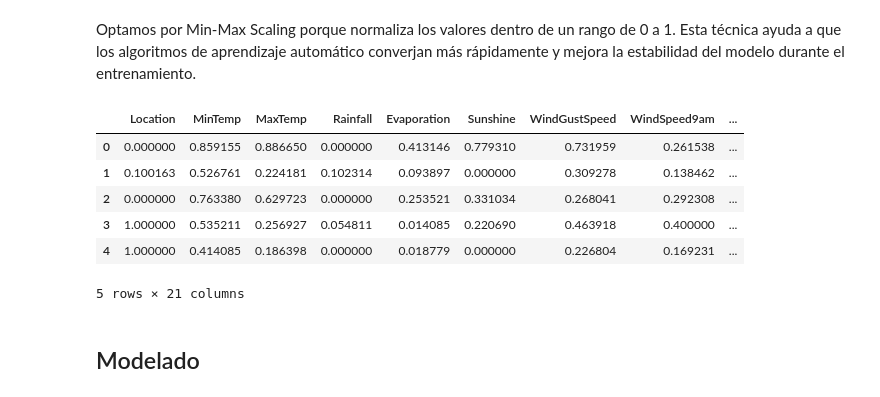
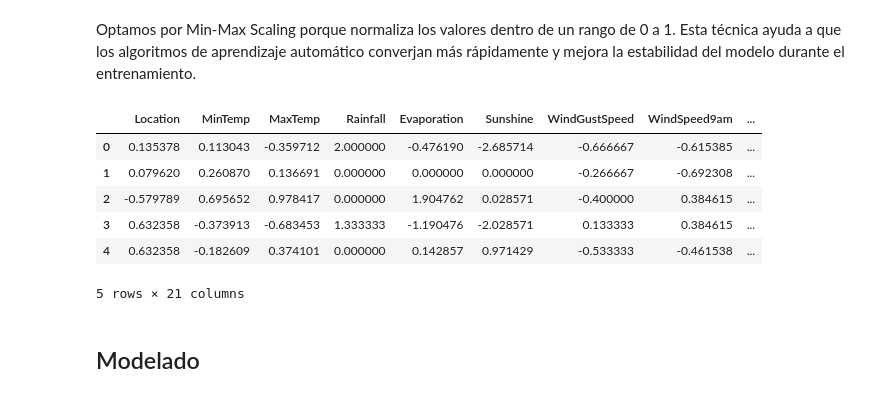
Before and after one commit to FrancoCalcia/AA1-TUIA-Calcia-Avecilla-TP2, a Jupyter notebook: TP-clasificacion-AA1.ipynb, the cells around one changed output. Drawn from its saved outputs; the diff is of its cells as text; code cells hidden in the pictures.

```diff
--- a/TP-clasificacion-AA1.ipynb
+++ b/TP-clasificacion-AA1.ipynb
@@ -663,20 +663,20 @@ memory usage: 1.3 MB
 # %% [markdown]
 Optamos por Min-Max Scaling porque normaliza los valores dentro de un rango de 0 a 1. Esta técnica ayuda a que los algoritmos de aprendizaje automático converjan más rápidamente y mejora la estabilidad del modelo durante el entrenamiento.
 # %%
-scaler = MinMaxScaler()
+scaler = RobustScaler()
 
 df_train_scaled = pd.DataFrame(scaler.fit_transform(df_entrenamiento), columns=df_entrenamiento.columns)
 df_test_scaled = pd.DataFrame(scaler.transform(df_test), columns=df_test.columns)
 df_val_scaled = pd.DataFrame(scaler.transform(df_validacion), columns=df_validacion.columns)
 
 df_train_scaled.head()
 # %% [output]
 |  | Location | MinTemp | MaxTemp | Rainfall | Evaporation | Sunshine | WindGustSpeed | WindSpeed9am | ... |
-| 0 | 0.000000 | 0.859155 | 0.886650 | 0.000000 | 0.413146 | 0.779310 | 0.731959 | 0.261538 | ... |
-| 1 | 0.100163 | 0.526761 | 0.224181 | 0.102314 | 0.093897 | 0.000000 | 0.309278 | 0.138462 | ... |
-| 2 | 0.000000 | 0.763380 | 0.629723 | 0.000000 | 0.253521 | 0.331034 | 0.268041 | 0.292308 | ... |
-| 3 | 1.000000 | 0.535211 | 0.256927 | 0.054811 | 0.014085 | 0.220690 | 0.463918 | 0.400000 | ... |
-| 4 | 1.000000 | 0.414085 | 0.186398 | 0.000000 | 0.018779 | 0.000000 | 0.226804 | 0.169231 | ... |
+| 0 | 0.135378 | 0.113043 | -0.359712 | 2.000000 | -0.476190 | -2.685714 | -0.666667 | -0.615385 | ... |
+| 1 | 0.079620 | 0.260870 | 0.136691 | 0.000000 | 0.000000 | 0.000000 | -0.266667 | -0.692308 | ... |
+| 2 | -0.579789 | 0.695652 | 0.978417 | 0.000000 | 1.904762 | 0.028571 | -0.400000 | 0.384615 | ... |
+| 3 | 0.632358 | -0.373913 | -0.683453 | 1.333333 | -1.190476 | -2.028571 | 0.133333 | 0.384615 | ... |
+| 4 | 0.632358 | -0.182609 | 0.374101 | 0.000000 | 0.142857 | 0.971429 | -0.533333 | -0.461538 | ... |
 5 rows × 21 columns
 # %% [markdown]
 ## Modelado
```
Also changed, not shown: parts of 26 cells of this notebook.
